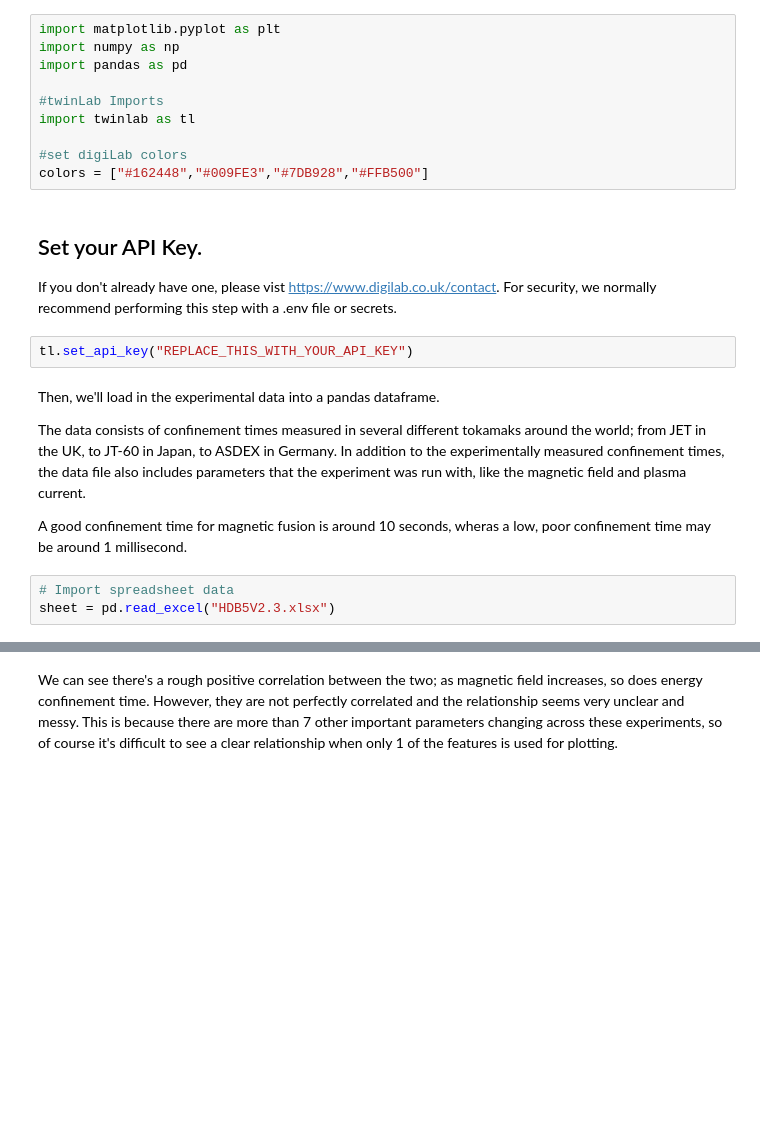
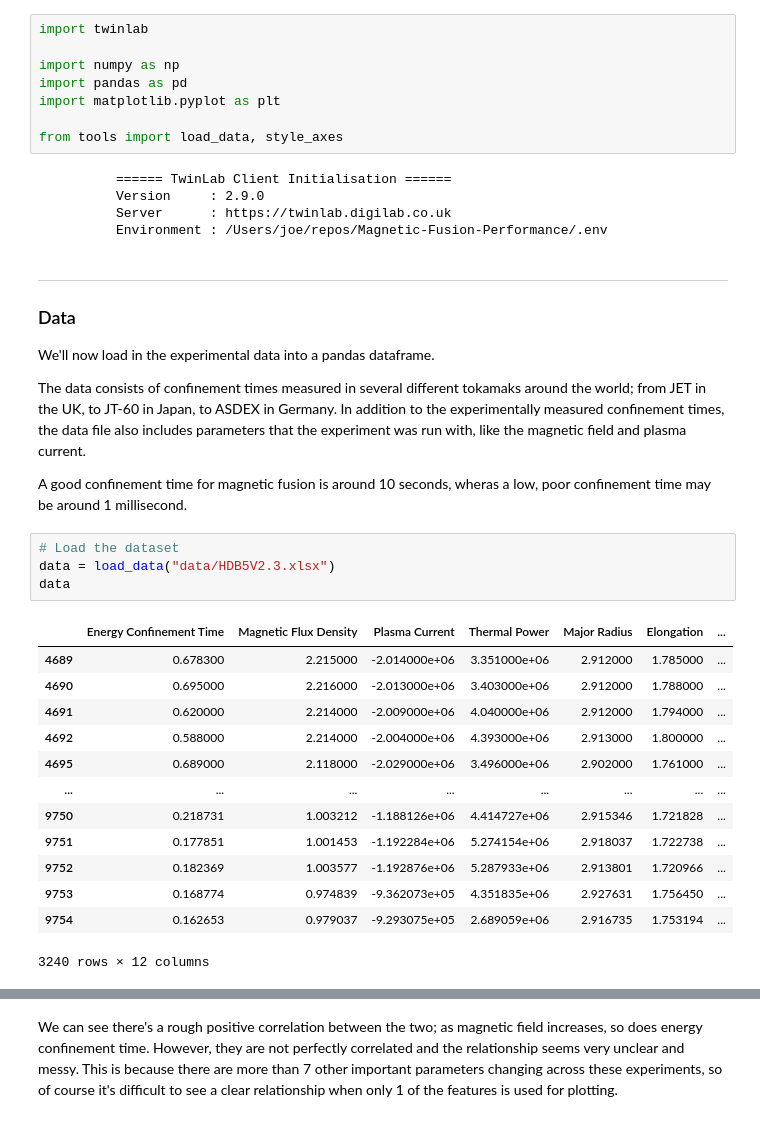
Before and after one commit to digiLab-ai/Magnetic-Fusion-Performance, a Jupyter notebook: demo.ipynb, the cells around one changed output, grey strips where cells are left out. Saved outputs shown, nothing was run; the diff lists cells and outputs as text; blank space fills up the shorter version.

```diff
--- a/demo.ipynb
+++ b/demo.ipynb
@@ -8,26 +12,42 @@ The rate of this energy loss is measured by the energy confinement time τ. A hi
 To get started, let's import the required libraries.
 # %%
-import matplotlib.pyplot as plt
+import twinlab
+
 import numpy as np
 import pandas as pd
+import matplotlib.pyplot as plt
 
-#twinLab Imports
-import twinlab as tl
-
-#set digiLab colors
-colors = ["#162448","#009FE3","#7DB928","#FFB500"]
+from tools import load_data, style_axes
+# %% [output]
+          ====== TwinLab Client Initialisation ======
+          Version     : 2.9.0
+          Server      : https://twinlab.digilab.co.uk
+          Environment : /Users/joe/repos/Magnetic-Fusion-Performance/.env
-# %% [markdown]
-## Set your API Key.
-
-If you don't already have one, please vist https://www.digilab.co.uk/contact. For security, we normally recommend performing this step with a .env file or secrets.
-# %%
-tl.set_api_key("REPLACE_THIS_WITH_YOUR_API_KEY")
 # %% [markdown]
-Then, we'll load in the experimental data into a pandas dataframe.
+---
+
+### Data
+
+We'll now load in the experimental data into a pandas dataframe.
 
 The data consists of confinement times measured in several different tokamaks around the world; from JET in the UK, to JT-60 in Japan, to ASDEX in Germany. In addition to the experimentally measured confinement times, the data file also includes parameters that the experiment was run with, like the magnetic field and plasma current.
 
 A good confinement time for magnetic fusion is around 10 seconds, wheras a low, poor confinement time may be around 1 millisecond.
 # %%
-# Import spreadsheet data
-sheet = pd.read_excel("HDB5V2.3.xlsx")
+# Load the dataset
+data = load_data("data/HDB5V2.3.xlsx")
+data
+# %% [output]
+|  | Energy Confinement Time | Magnetic Flux Density | Plasma Current | Thermal Power | Major Radius | Elongation | ... |
+| 4689 | 0.678300 | 2.215000 | -2.014000e+06 | 3.351000e+06 | 2.912000 | 1.785000 | ... |
+| 4690 | 0.695000 | 2.216000 | -2.013000e+06 | 3.403000e+06 | 2.912000 | 1.788000 | ... |
+| 4691 | 0.620000 | 2.214000 | -2.009000e+06 | 4.040000e+06 | 2.912000 | 1.794000 | ... |
+| 4692 | 0.588000 | 2.214000 | -2.004000e+06 | 4.393000e+06 | 2.913000 | 1.800000 | ... |
+| 4695 | 0.689000 | 2.118000 | -2.029000e+06 | 3.496000e+06 | 2.902000 | 1.761000 | ... |
+| ... | ... | ... | ... | ... | ... | ... | ... |
+| 9750 | 0.218731 | 1.003212 | -1.188126e+06 | 4.414727e+06 | 2.915346 | 1.721828 | ... |
+| 9751 | 0.177851 | 1.001453 | -1.192284e+06 | 5.274154e+06 | 2.918037 | 1.722738 | ... |
+| 9752 | 0.182369 | 1.003577 | -1.192876e+06 | 5.287933e+06 | 2.913801 | 1.720966 | ... |
+| 9753 | 0.168774 | 0.974839 | -9.362073e+05 | 4.351835e+06 | 2.927631 | 1.756450 | ... |
+| 9754 | 0.162653 | 0.979037 | -9.293075e+05 | 2.689059e+06 | 2.916735 | 1.753194 | ... |
+3240 rows × 12 columns
```
Also changed, not shown: parts of 24 cells of this notebook, 6 other files.
